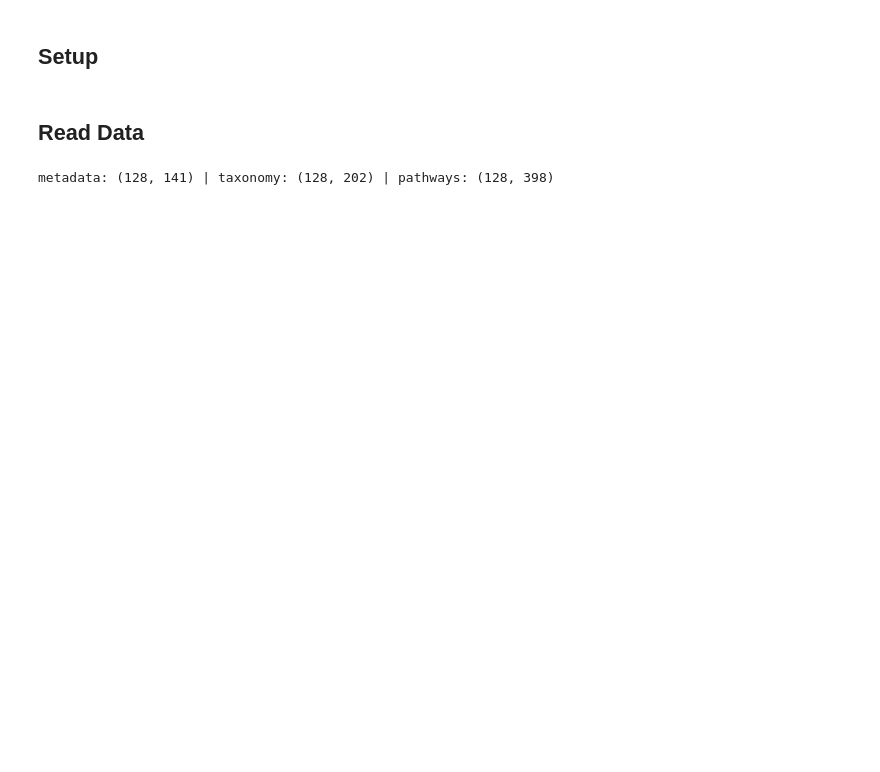
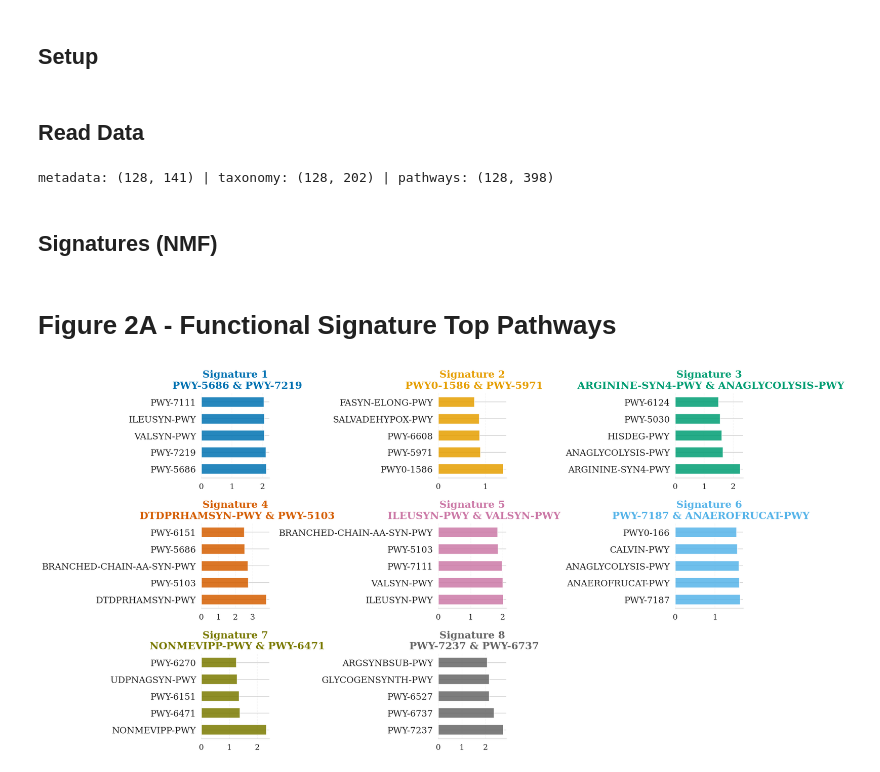
Before and after one commit to Tomasz-Lab/gut-former, a Jupyter notebook: notebooks/figure2_signatures.ipynb, the cells around one changed output. Cells and saved outputs as stored; diff of their text form; code cells hidden in the pictures; blank space fills up the shorter version.

Commit message:
Add Fig2 signature notebooks + regenerated NMF inputs; fix run_nmf metadata indexing

```diff
--- a/notebooks/figure2_signatures.ipynb
+++ b/notebooks/figure2_signatures.ipynb
@@ -26,15 +37,11 @@ metadata = (
     .sort_index()
 )
 
-taxonomy = pd.read_csv(f"{data_path}/taxonomy_sample.csv", index_col=[0]).sort_index()
-pathways = pd.read_csv(f"{data_path}/pathways_sample.csv", index_col=[0]).sort_index()
+taxonomy = pd.read_csv(f"{data_path}/taxonomy_sample.csv", index_col=0).sort_index()
+pathways = pd.read_csv(f"{data_path}/pathways_sample.csv", index_col=0).sort_index()
+
+print(f"metadata: {metadata.shape} | taxonomy: {taxonomy.shape} | pathways: {pathways.shape}")
+# %% [output]
+metadata: (128, 141) | taxonomy: (128, 202) | pathways: (128, 398)
-# %%
-# Keep only samples present in all three
-common_idx = metadata.index.intersection(taxonomy.index).intersection(pathways.index)
-c_metadata = metadata.loc[common_idx]
-c_taxonomy = taxonomy.loc[common_idx]
-c_pathways = pathways.loc[common_idx]
-
-print(f"metadata: {c_metadata.shape} | taxonomy: {taxonomy.shape} | pathways: {pathways.shape}")
-# %% [output]
-metadata: (128, 141) | taxonomy: (128, 202) | pathways: (128, 398)
+# %% [markdown]
+## Signatures (NMF)
@@ -40,0 +84,36 @@ metadata: (128, 141) | taxonomy: (128, 202) | pathways: (128, 398)
+# %% [markdown]
+# Figure 2A - Functional Signature Top Pathways
+# %%
+n_cols = 3
+n_rows = (N_FUNC_SIG + n_cols - 1) // n_cols
+
+fig, axes = plt.subplots(n_rows, n_cols, figsize=(18, 10))
+axes = axes.flatten()
+
+for i, sig in enumerate(H_func.columns):
+    top_features = H_func.sort_values(by=sig, ascending=False).iloc[:5]
+    values = (top_features[sig] * 100).round(2)
+    color = signatures_cmap[sig]
+
+    axes[i].barh(range(len(values)), values.values, color=color,
+                 edgecolor="white", linewidth=1, alpha=0.85, height=0.6)
+    axes[i].set_yticks(range(len(values)))
+    axes[i].set_yticklabels(values.index, fontsize=16)
+    axes[i].set_title(f"Signature {i + 1}\n {sig}", fontsize=18, fontweight="bold",
+                      color=color, pad=8)
+    axes[i].tick_params(axis="x", labelsize=14)
+    axes[i].xaxis.set_major_locator(MaxNLocator(integer=True, nbins=4))
+    axes[i].grid(axis="x", alpha=0.2, linestyle="--")
+    axes[i].set_axisbelow(True)
+    for spine in ["top", "right", "left"]:
+        axes[i].spines[spine].set_visible(False)
+    axes[i].spines["bottom"].set_linewidth(0.8)
+
+for i in range(N_FUNC_SIG, len(axes)):
+    axes[i].set_visible(False)
+
+plt.tight_layout()
+plt.savefig(f"{figures_path}/Fig2A.png", dpi=300, bbox_inches="tight")
+plt.show()
+# %% [output]
+[figure, added]
```
Also changed, not shown: parts of 13 cells of this notebook, 7 other files.
